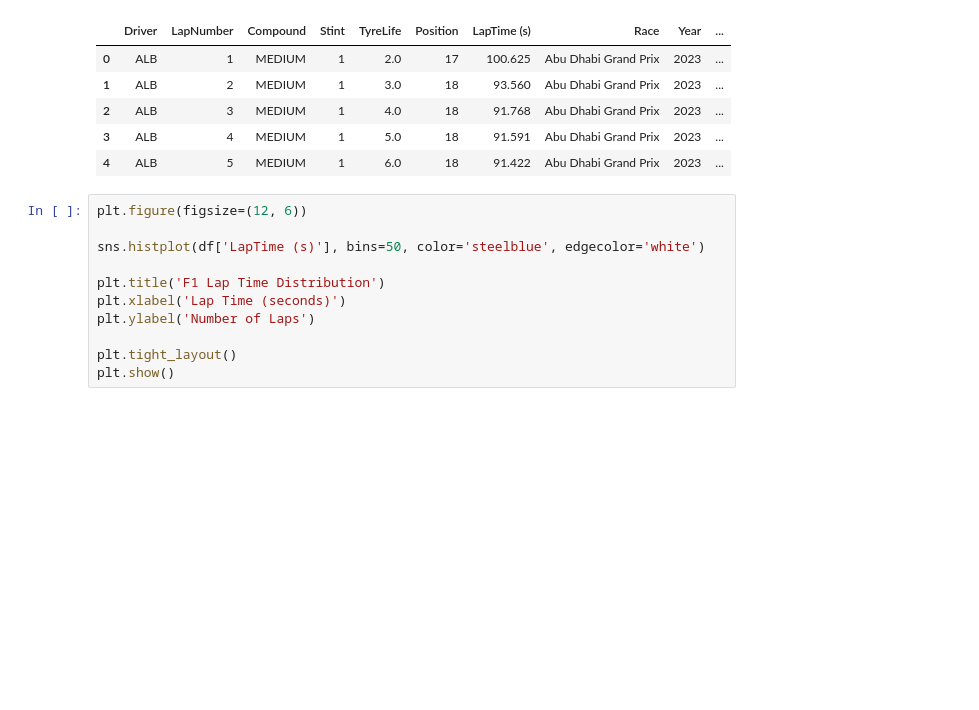
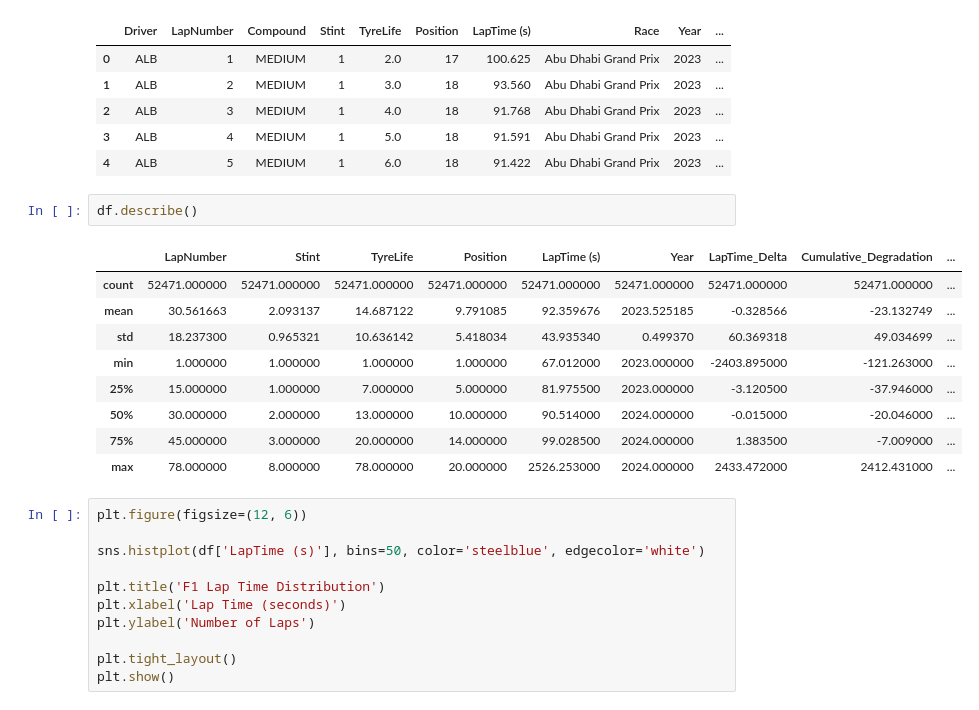
Before and after one commit to Mr-Freestyler21/f1-pit-stop-prediction, a Jupyter notebook: f1.ipynb, the cells around one changed output. Drawn from its saved outputs; the diff is of its cells as text; blank space fills up the shorter version.

Commit message:
Describe Explored

```diff
--- a/f1.ipynb
+++ b/f1.ipynb
@@ -33,6 +33,18 @@ Columns: ['Driver', 'LapNumber', 'Compound', 'Stint', 'TyreLife', 'Position', 'L
 | 2 | ALB | 3 | MEDIUM | 1 | 4.0 | 18 | 91.768 | Abu Dhabi Grand Prix | 2023 | ... |
 | 3 | ALB | 4 | MEDIUM | 1 | 5.0 | 18 | 91.591 | Abu Dhabi Grand Prix | 2023 | ... |
 | 4 | ALB | 5 | MEDIUM | 1 | 6.0 | 18 | 91.422 | Abu Dhabi Grand Prix | 2023 | ... |
+# %%
+df.describe()
+# %% [output]
+|  | LapNumber | Stint | TyreLife | Position | LapTime (s) | Year | LapTime_Delta | Cumulative_Degradation | ... |
+| count | 52471.000000 | 52471.000000 | 52471.000000 | 52471.000000 | 52471.000000 | 52471.000000 | 52471.000000 | 52471.000000 | ... |
+| mean | 30.561663 | 2.093137 | 14.687122 | 9.791085 | 92.359676 | 2023.525185 | -0.328566 | -23.132749 | ... |
+| std | 18.237300 | 0.965321 | 10.636142 | 5.418034 | 43.935340 | 0.499370 | 60.369318 | 49.034699 | ... |
+| min | 1.000000 | 1.000000 | 1.000000 | 1.000000 | 67.012000 | 2023.000000 | -2403.895000 | -121.263000 | ... |
+| 25% | 15.000000 | 1.000000 | 7.000000 | 5.000000 | 81.975500 | 2023.000000 | -3.120500 | -37.946000 | ... |
+| 50% | 30.000000 | 2.000000 | 13.000000 | 10.000000 | 90.514000 | 2024.000000 | -0.015000 | -20.046000 | ... |
+| 75% | 45.000000 | 3.000000 | 20.000000 | 14.000000 | 99.028500 | 2024.000000 | 1.383500 | -7.009000 | ... |
+| max | 78.000000 | 8.000000 | 78.000000 | 20.000000 | 2526.253000 | 2024.000000 | 2433.472000 | 2412.431000 | ... |
 # %%
 plt.figure(figsize=(12, 6))
 
```
